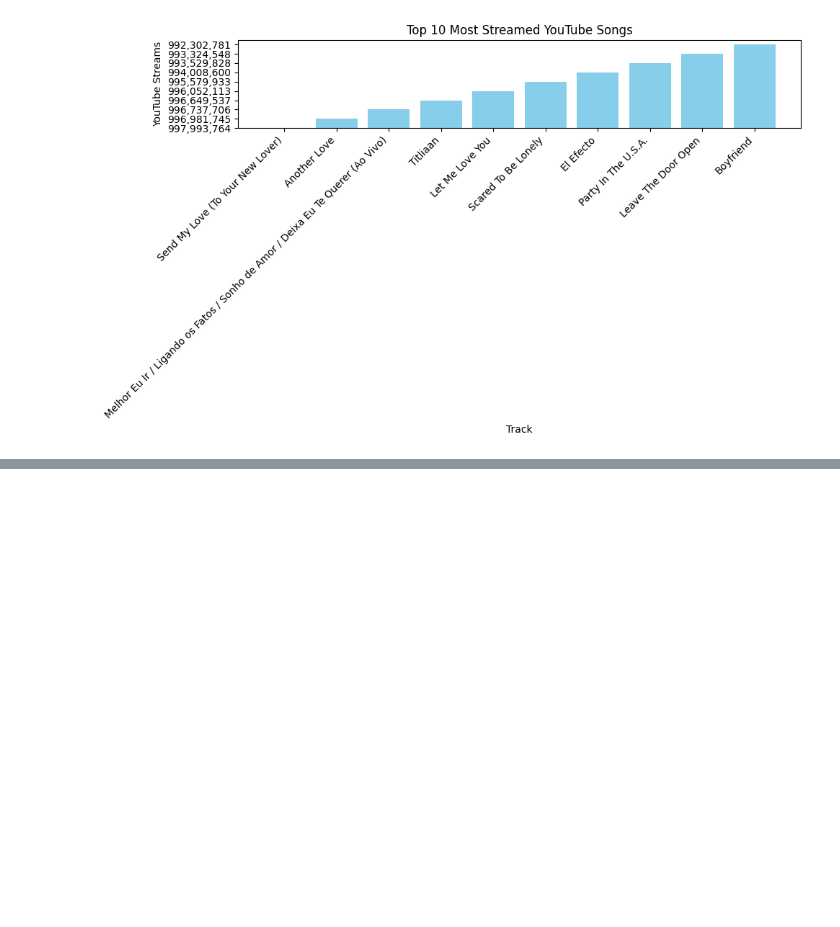
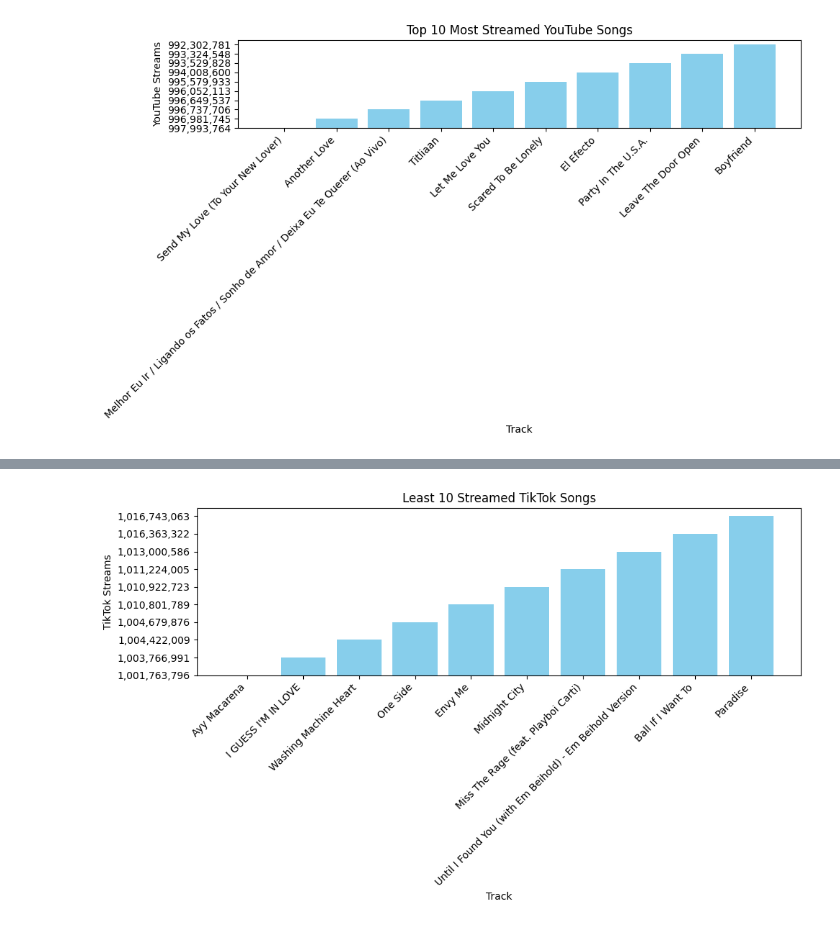
Before and after one commit to itsethe/HtHFinalProject, a Jupyter notebook: final_project.ipynb, the cells around one changed output, grey strips where cells are left out. Saved outputs shown, nothing was run; the diff lists cells and outputs as text; code cells hidden in the pictures; blank space fills up the shorter version.

```diff
--- a/final_project.ipynb
+++ b/final_project.ipynb
@@ -180,0 +225,17 @@ plt.show()
+# %%
+spotify_data_sorted = spotify_data_sorted.sort_values(by='TikTok Views', ascending=True)
+
+# Get the least 10 songs
+least_10 = spotify_data_sorted.head(10)
+
+# Create the bar chart
+plt.figure(figsize=(10, 6))
+plt.bar(least_10['Track'], least_10['TikTok Views'], color='skyblue')
+plt.xlabel('Track')
+plt.ylabel('TikTok Streams')
+plt.title('Least 10 Streamed TikTok Songs')
+plt.xticks(rotation=45, ha='right')
+plt.tight_layout()
+plt.show()
+# %% [output]
+[figure, added]
```
Also changed, not shown: parts of 6 cells of this notebook, 1 other file.
